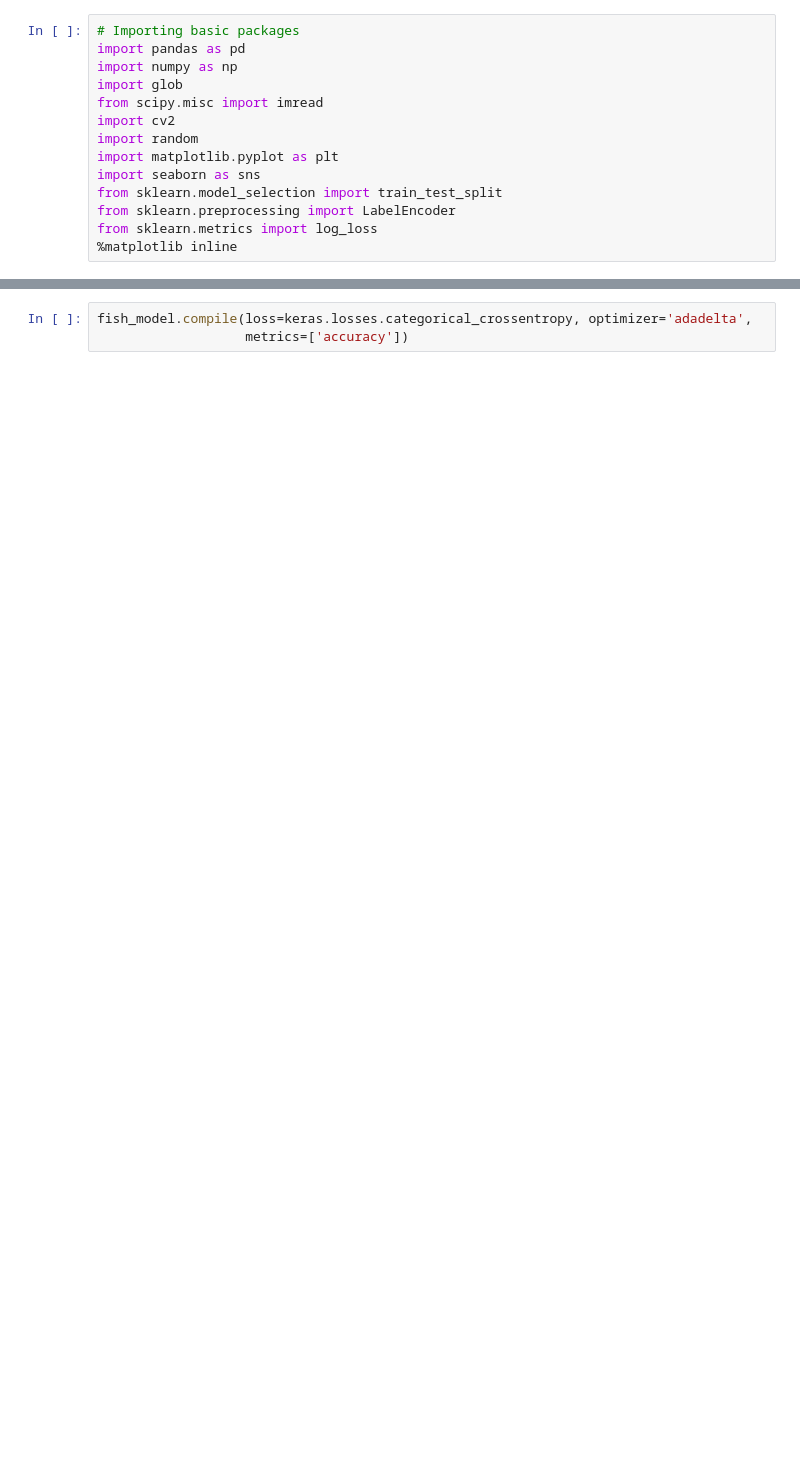
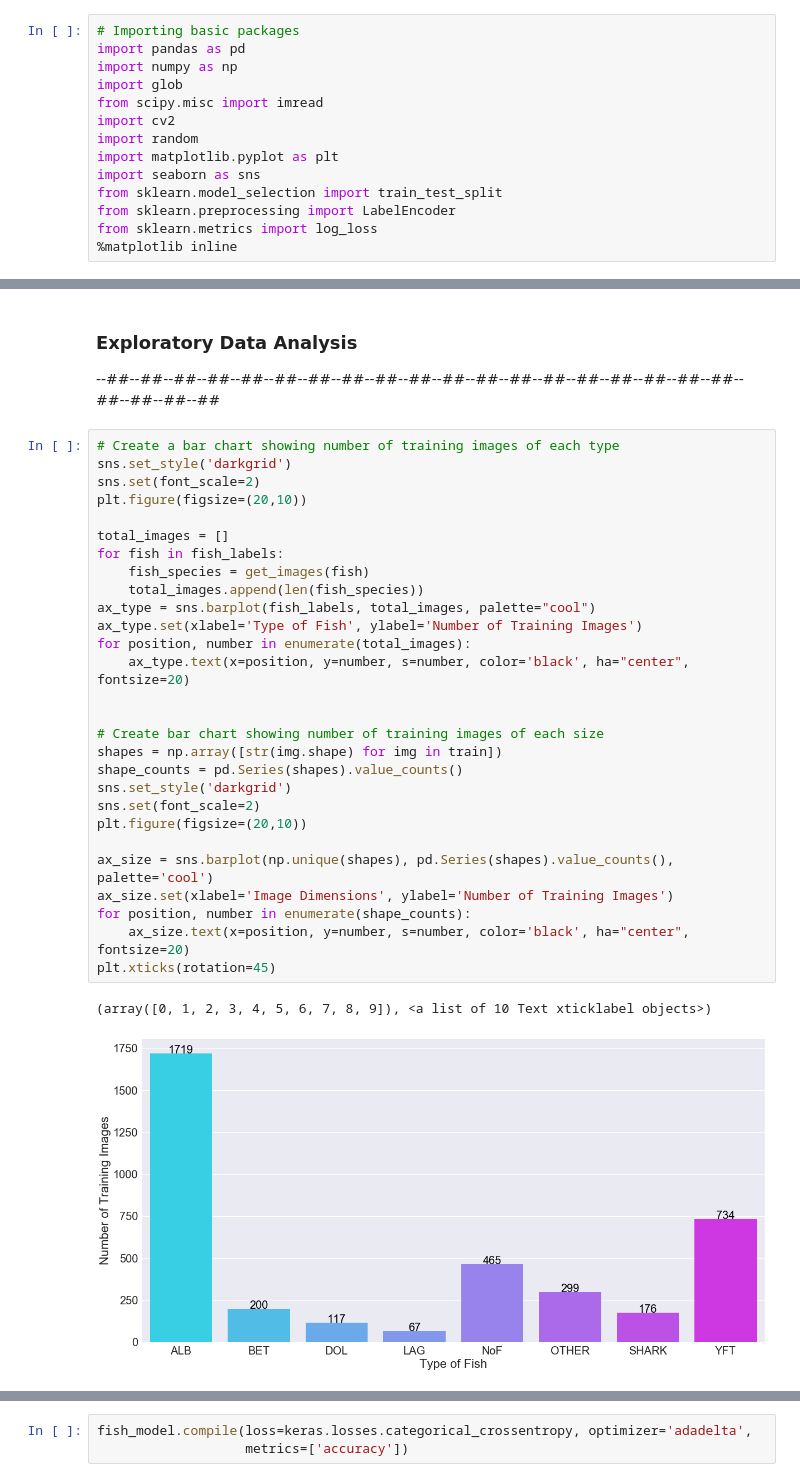
Before and after one commit to Jdarmody18/W207_Final, a Jupyter notebook: Darmody_FinalProject.ipynb, the cells around one changed output, grey strips where cells are left out. Drawn from its saved outputs; the diff is of its cells as text; blank space fills up the shorter version.

```diff
--- a/Darmody_FinalProject.ipynb
+++ b/Darmody_FinalProject.ipynb
@@ -293,0 +94,34 @@ early_stopping = EarlyStopping(monitor='val_loss', patience=1, verbose=1, mode='
+# %% [markdown]
+### Exploratory Data Analysis
+--##--##--##--##--##--##--##--##--##--##--##--##--##--##--##--##--##--##--##--##--##--##--##
+# %%
+# Create a bar chart showing number of training images of each type
+sns.set_style('darkgrid')
+sns.set(font_scale=2)
+plt.figure(figsize=(20,10))
+
+total_images = []
+for fish in fish_labels:
+    fish_species = get_images(fish)
+    total_images.append(len(fish_species))
+ax_type = sns.barplot(fish_labels, total_images, palette="cool")
+ax_type.set(xlabel='Type of Fish', ylabel='Number of Training Images')
+for position, number in enumerate(total_images):
+    ax_type.text(x=position, y=number, s=number, color='black', ha="center", fontsize=20)
+
+
+# Create bar chart showing number of training images of each size
+shapes = np.array([str(img.shape) for img in train])
+shape_counts = pd.Series(shapes).value_counts()
+sns.set_style('darkgrid')
+sns.set(font_scale=2)
+plt.figure(figsize=(20,10))
+
+ax_size = sns.barplot(np.unique(shapes), pd.Series(shapes).value_counts(), palette='cool')
+ax_size.set(xlabel='Image Dimensions', ylabel='Number of Training Images')
+for position, number in enumerate(shape_counts):
+    ax_size.text(x=position, y=number, s=number, color='black', ha="center", fontsize=20)
+plt.xticks(rotation=45)
+# %% [output]
+(array([0, 1, 2, 3, 4, 5, 6, 7, 8, 9]), <a list of 10 Text xticklabel objects>)
+[figure, added]
```
Also changed, not shown: parts of 64 cells of this notebook.
